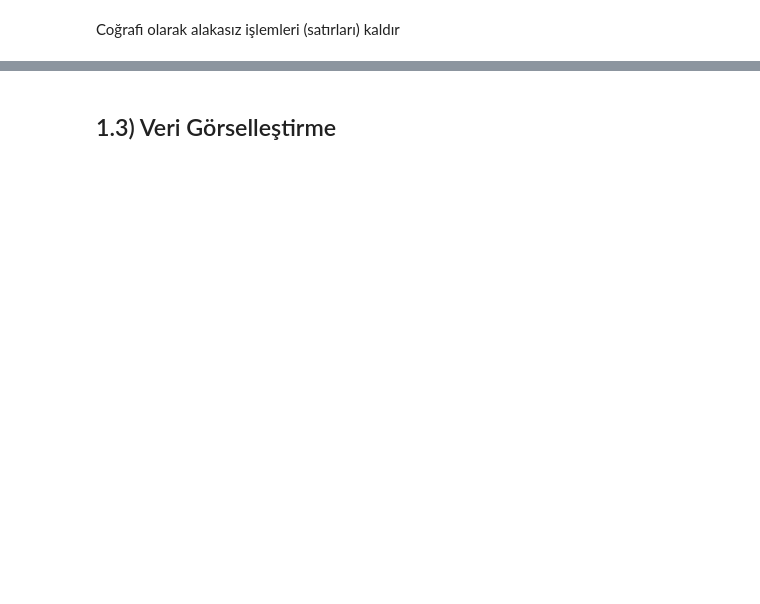
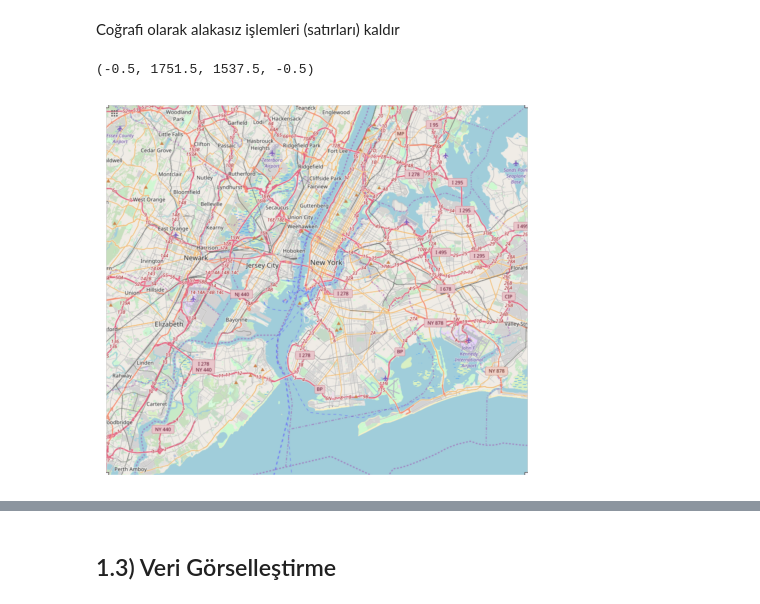
Before and after one commit to selencimen/S20D1-S-data-train-at-scale, a Jupyter notebook: notebooks/datascientist_deliverable.ipynb, the cells around one changed output, grey strips where cells are left out. Saved outputs shown, nothing was run; the diff lists cells and outputs as text; code cells hidden in the pictures; blank space fills up the shorter version.

```diff
--- a/notebooks/datascientist_deliverable.ipynb
+++ b/notebooks/datascientist_deliverable.ipynb
@@ -178,3 +228,19 @@ plt.imshow(nyc_map);
+# %%
+from PIL import Image
+import numpy as np
+import matplotlib.pyplot as plt
+
+bounding_boxes = (-74.3, -73.7, 40.5, 40.9)
+
+nyc_map = np.array(
+    Image.open("../nyc_-74.3_-73.7_40.5_40.9.png")
+)
+
+plt.imshow(nyc_map)
+plt.axis("off")
+# %% [output]
+(-0.5, 1751.5, 1537.5, -0.5)
+[figure, added]
 # %%
 df = df[df["pickup_latitude"].between(left=40.5, right=40.9)]
 df = df[df["dropoff_latitude"].between(left=40.5, right=40.9)]
```
Also changed, not shown: parts of 73 cells of this notebook.
